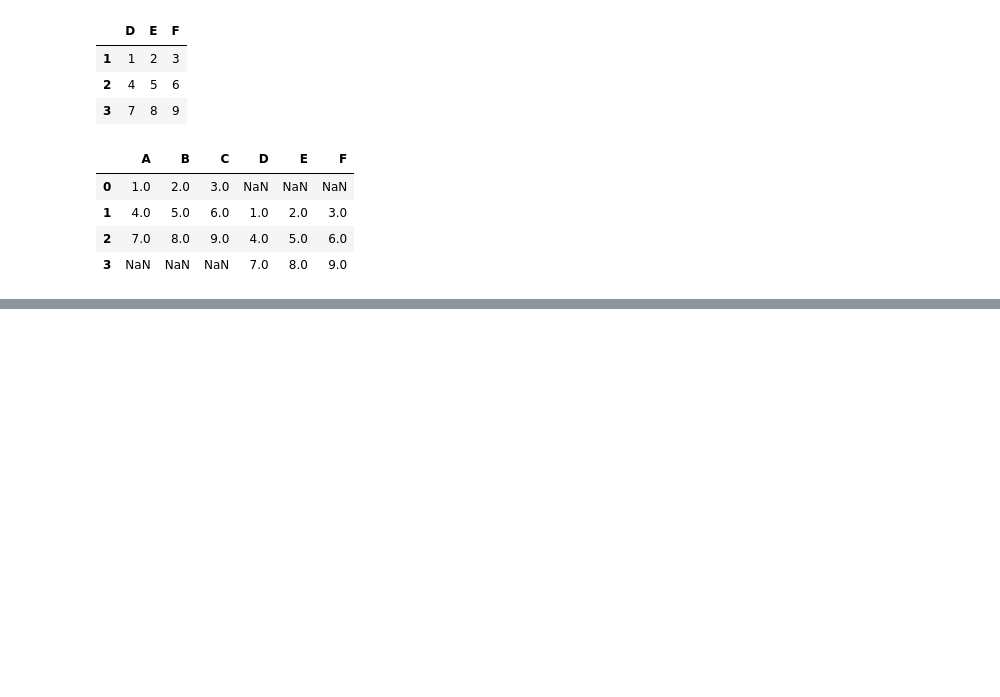
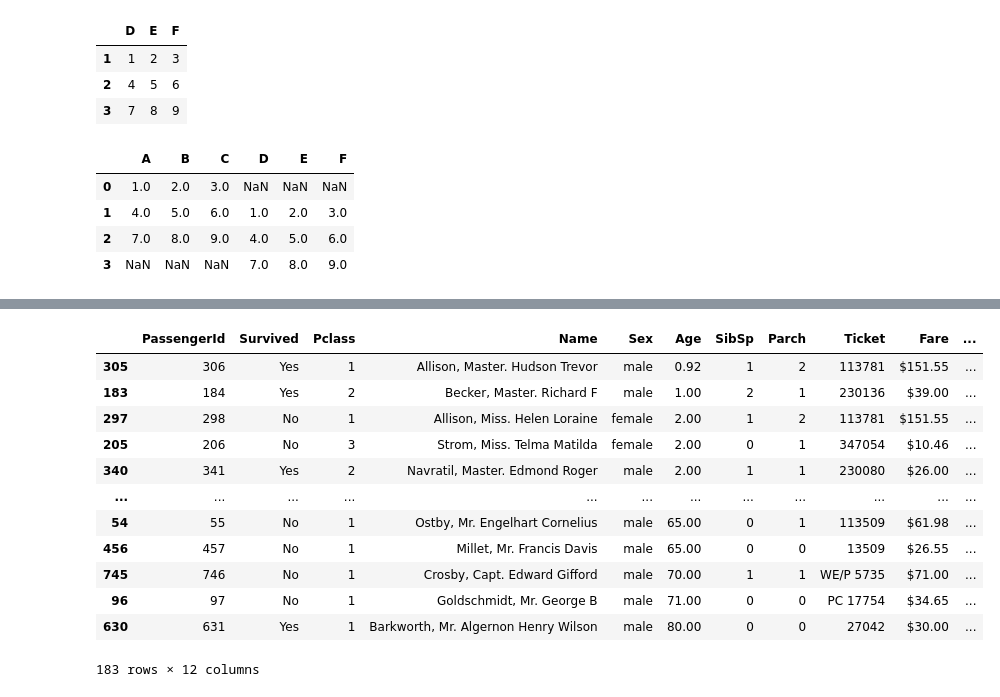
Before and after one commit to andre-jnr/DataScience, a Jupyter notebook: pandas.ipynb, the cells around one changed output, grey strips where cells are left out. Saved outputs shown, nothing was run; the diff lists cells and outputs as text; code cells hidden in the pictures; blank space fills up the shorter version.

Commit message:
apply e ordenação de DataFrame

```diff
--- a/pandas.ipynb
+++ b/pandas.ipynb
@@ -1154,0 +1165,2 @@ df1.join(df2, how='outer')
+# %%
+df = pd.read_csv('datasets/titanic_train.csv')
@@ -1154,0 +1191,8 @@ df1.join(df2, how='outer')
+# %%
+def changeSurvived(elemento):
+  if elemento ==0:
+    return 'No'
+  else:
+    return 'Yes'
+
+df['Survived'] = df['Survived'].apply(changeSurvived)
@@ -1154,0 +1212,5 @@ df1.join(df2, how='outer')
+# %%
+def changeFare(elemento):
+  return f'${elemento:.2f}'
+
+df['Fare'] = df['Fare'].apply(changeFare)
@@ -1154,0 +1228,2 @@ df1.join(df2, how='outer')
+# %%
+df_sort = df.sort_values(by='Age')
@@ -1154,0 +1239,16 @@ df1.join(df2, how='outer')
+# %%
+df_sort.dropna()
+# %% [output]
+|  | PassengerId | Survived | Pclass | Name | Sex | Age | SibSp | Parch | Ticket | Fare | ... |
+| 305 | 306 | Yes | 1 | Allison, Master. Hudson Trevor | male | 0.92 | 1 | 2 | 113781 | $151.55 | ... |
+| 183 | 184 | Yes | 2 | Becker, Master. Richard F | male | 1.00 | 2 | 1 | 230136 | $39.00 | ... |
+| 297 | 298 | No | 1 | Allison, Miss. Helen Loraine | female | 2.00 | 1 | 2 | 113781 | $151.55 | ... |
+| 205 | 206 | No | 3 | Strom, Miss. Telma Matilda | female | 2.00 | 0 | 1 | 347054 | $10.46 | ... |
+| 340 | 341 | Yes | 2 | Navratil, Master. Edmond Roger | male | 2.00 | 1 | 1 | 230080 | $26.00 | ... |
+| ... | ... | ... | ... | ... | ... | ... | ... | ... | ... | ... | ... |
+| 54 | 55 | No | 1 | Ostby, Mr. Engelhart Cornelius | male | 65.00 | 0 | 1 | 113509 | $61.98 | ... |
+| 456 | 457 | No | 1 | Millet, Mr. Francis Davis | male | 65.00 | 0 | 0 | 13509 | $26.55 | ... |
+| 745 | 746 | No | 1 | Crosby, Capt. Edward Gifford | male | 70.00 | 1 | 1 | WE/P 5735 | $71.00 | ... |
+| 96 | 97 | No | 1 | Goldschmidt, Mr. George B | male | 71.00 | 0 | 0 | PC 17754 | $34.65 | ... |
+| 630 | 631 | Yes | 1 | Barkworth, Mr. Algernon Henry Wilson | male | 80.00 | 0 | 0 | 27042 | $30.00 | ... |
+183 rows × 12 columns
```
Also changed, not shown: parts of 15 cells of this notebook.
